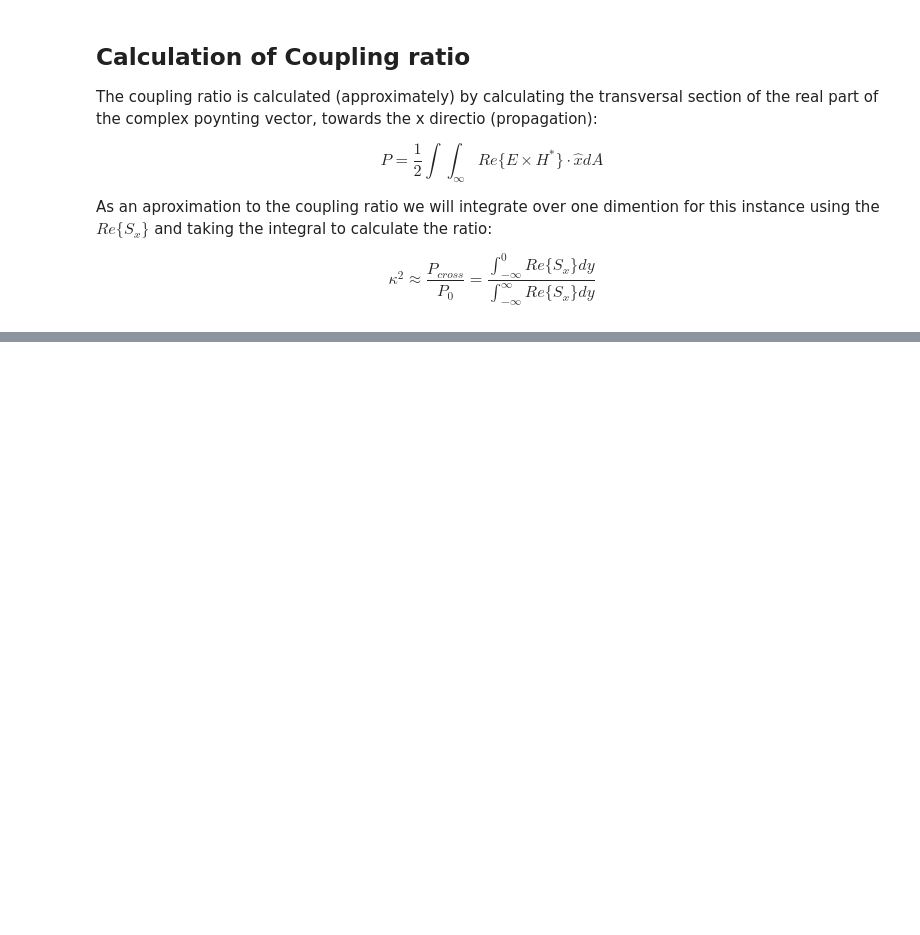
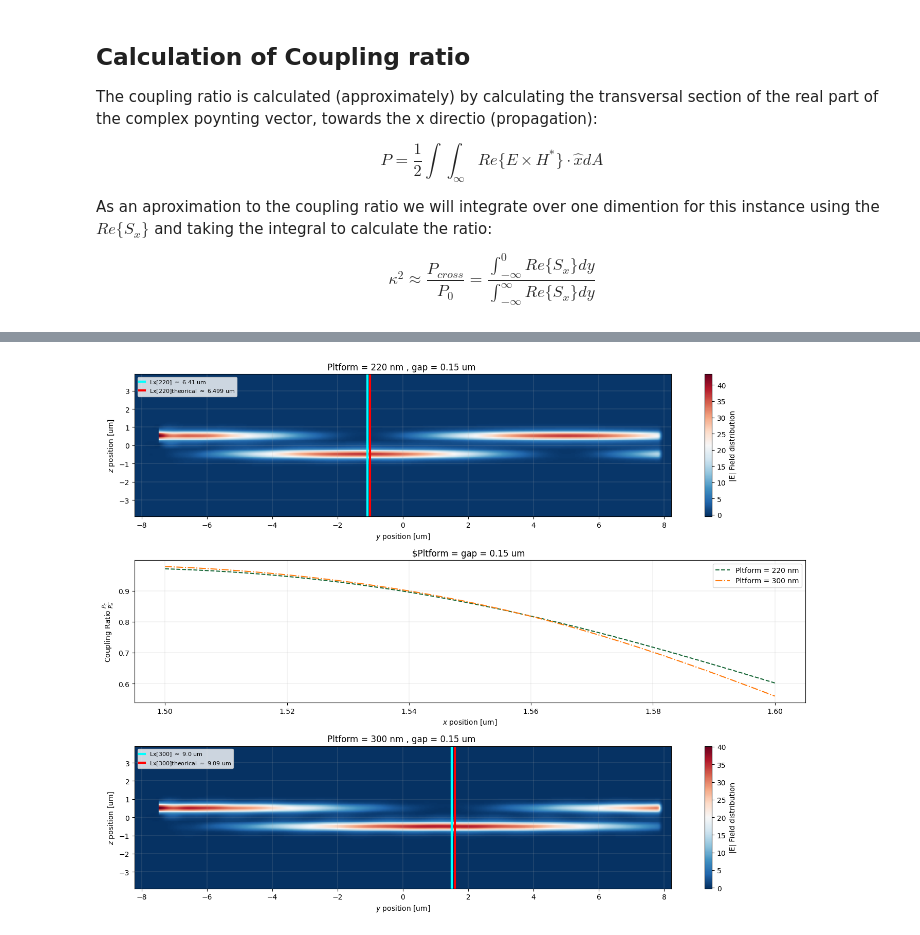
Before and after one commit to Juanes2001/GDS_py_TDY_venv, a Jupyter notebook: notebooks/HOM2_point2.ipynb, the cells around one changed output, grey strips where cells are left out. Saved outputs shown, nothing was run; the diff lists cells and outputs as text; code cells hidden in the pictures; blank space fills up the shorter version.

```diff
--- a/notebooks/HOM2_point2.ipynb
+++ b/notebooks/HOM2_point2.ipynb
@@ -473,0 +493,99 @@ AttributeError: 'FieldData' object has no attribute 'Sx'
+# %%
+fig4, axes4 = plt.subplots(3,1,figsize = (14,11))
+
+gap_fix = 0
+
+x_L = Longitudinal[0][0].Ex.abs.isel(f = wv_fix).squeeze().coords['y'].values
+y_L = Longitudinal[0][0].Ex.abs.isel(f = wv_fix).squeeze().coords['y'].values
+Coulpling_ratio_220 = np.zeros(wv_points)
+Coulpling_ratio_300 = np.zeros(wv_points)
+
+
+Sx_MAPP  = 0
+for thick_idx in range(2):
+
+    for wvl_idx,wvl_value in enumerate(sweep_wavelength):
+        Ey_LR = Longitudinal[thick_idx][gap_fix].Ey.real.isel(f = wvl_idx).squeeze() # La componente real Ey a 1550 nm
+        Ez_LR = Longitudinal[thick_idx][gap_fix].Ez.real.isel(f = wvl_idx).squeeze() # La componente real Ez a 1550 nm
+
+        Hy_LR = Longitudinal[thick_idx][gap_fix].Hy.real.isel(f = wvl_idx).squeeze() # La componente real Hy a 1550 nm
+        Hz_LR = Longitudinal[thick_idx][gap_fix].Hz.real.isel(f = wvl_idx).squeeze() # La componente real Hz a 1550 nm
+
+
+        Ey_LI = Longitudinal[thick_idx][gap_fix].Ey.imag.isel(f = wvl_idx).squeeze() # La componente Imaginaria Ey a 1550 nm
+        Ez_LI = Longitudinal[thick_idx][gap_fix].Ez.imag.isel(f = wvl_idx).squeeze() # La componente Imaginaria Ez a 1550 nm
+
+        Hy_LI = Longitudinal[thick_idx][gap_fix].Hy.imag.isel(f = wvl_idx).squeeze() # La componente Imaginaria Hy a 1550 nm
+        Hz_LI = Longitudinal[thick_idx][gap_fix].Hz.imag.isel(f = wvl_idx).squeeze() # La componente Imaginaria Hz a 1550 nm
+
+
+        Sx_LR =  Ey_LR*Hz_LR + Ey_LI*Hz_LI - (Ez_LR*Hy_LR + Ez_LI*Hy_LI) # Calculo de la parte real de la componente X del vector de poynting
+        if wvl_idx == 0:
+            Sx_MAPP = Sx_LR
+
+        x_L = Ey_LR.coords['x'].values
+        y_L = Ey_LR.coords['y'].values
+
+
+        #Results
+
+        x_meas220_idx = np.abs(x_L-(-1.09)).argmin()
+        x_meas300_idx = np.abs(x_L-1.5).argmin()
+
+
+        middle_y_dom = int(len(y_L)/2)
+
+        P_cross_220 = sum(Sx_LR[x_meas220_idx,0:middle_y_dom])
+        P_cross_300 = sum(Sx_LR[x_meas300_idx,0:middle_y_dom])
+
+        P_0_220 = sum(Sx_LR[x_meas220_idx])
+        P_0_300 = sum(Sx_LR[x_meas300_idx])
+
+
+        k_220 = P_cross_220/P_0_220
+        k_300 = P_cross_300/P_0_300
+
+        Coulpling_ratio_220[wvl_idx] = k_220
+        Coulpling_ratio_300[wvl_idx] = k_300
+
+
+
+    im = axes4[2*thick_idx].imshow(
+        Sx_MAPP.T,                     # transpose if needed
+        extent=[x_L.min(), x_L.max(),
+                y_L.min(), y_L.max()],
+        origin='lower',
+        aspect='auto',
+        cmap='RdBu_r',
+    )
+
+    axes4[2*thick_idx].set_title(fr"Pltform = "
+                    fr"{[220,300][thick_idx]} nm , gap = {sweep_gap[gap_fix]:.2f} um ")
+    axes4[2*thick_idx].set_xlabel(r"$y$ position [um]")
+    axes4[2*thick_idx].set_ylabel(r"$z$ position [um]")
+    plt.colorbar(im,ax=axes4[2*thick_idx]).set_label("|E| Field distribution")
+    axes4[2*thick_idx].grid(True,linestyle='-', linewidth=0.2)
+
+    if thick_idx == 0 :
+        axes4[1].plot(sweep_wavelength,Coulpling_ratio_220, label = fr"Pltform = {[220,300][thick_idx]} nm", linestyle = '--')
+    else:
+        axes4[1].plot(sweep_wavelength,Coulpling_ratio_300, label = fr"Pltform = {[220,300][thick_idx]} nm", linestyle = '-.')
+
+
+axes4[1].set_title(fr"Pltform = "
+                fr"gap = {sweep_gap[0]:.2f} um ")
+axes4[1].set_xlabel(r"Wavelength $\lambda$ [um]")
+axes4[1].set_ylabel(r"Coupling Ratio $\frac{P_{c}}{P_{o}}$")
+axes4[1].grid(True,linestyle='-', linewidth=0.2)
+axes4[1].legend()
+
+axes4[0].plot(np.ones(len(y_L))*(-1.09),y_L, lw = 3 ,color = "cyan", label = fr"Lx[220] $\approx$ {6.41} um")
+axes4[2].plot(np.ones(len(y_L))*(1.5),y_L, lw = 3 ,color = "cyan", label = fr"Lx[300] $\approx$ {9.0} um")
+axes4[0].plot(np.ones(len(y_L))*(-1.001),y_L, lw = 3 ,color = "red", label = fr"Lx[220]theorical $\approx$ {6.499} um")
+axes4[2].plot(np.ones(len(y_L))*(1.59),y_L, lw = 3 ,color = "red", label = fr"Lx[300]theorical $\approx$ {9.09} um")
+axes4[0].legend(loc = "upper left",fontsize=8,handlelength=1,borderpad=0.3,labelspacing=0.3)
+axes4[2].legend(loc = "upper left",fontsize=8,handlelength=1,borderpad=0.3,labelspacing=0.3)
+
+plt.tight_layout()
+# %% [output]
+[figure, added]
```
Also changed, not shown: parts of 6 cells of this notebook.
